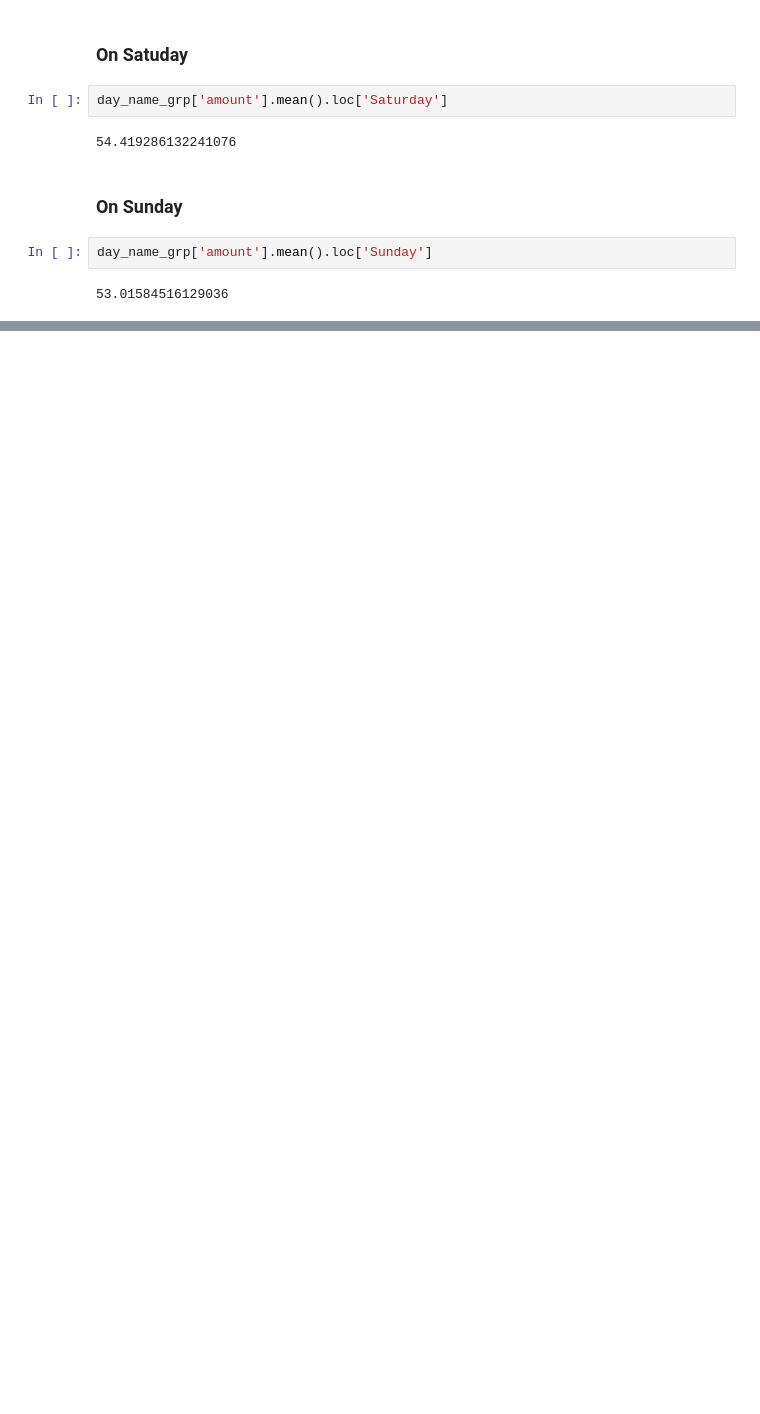
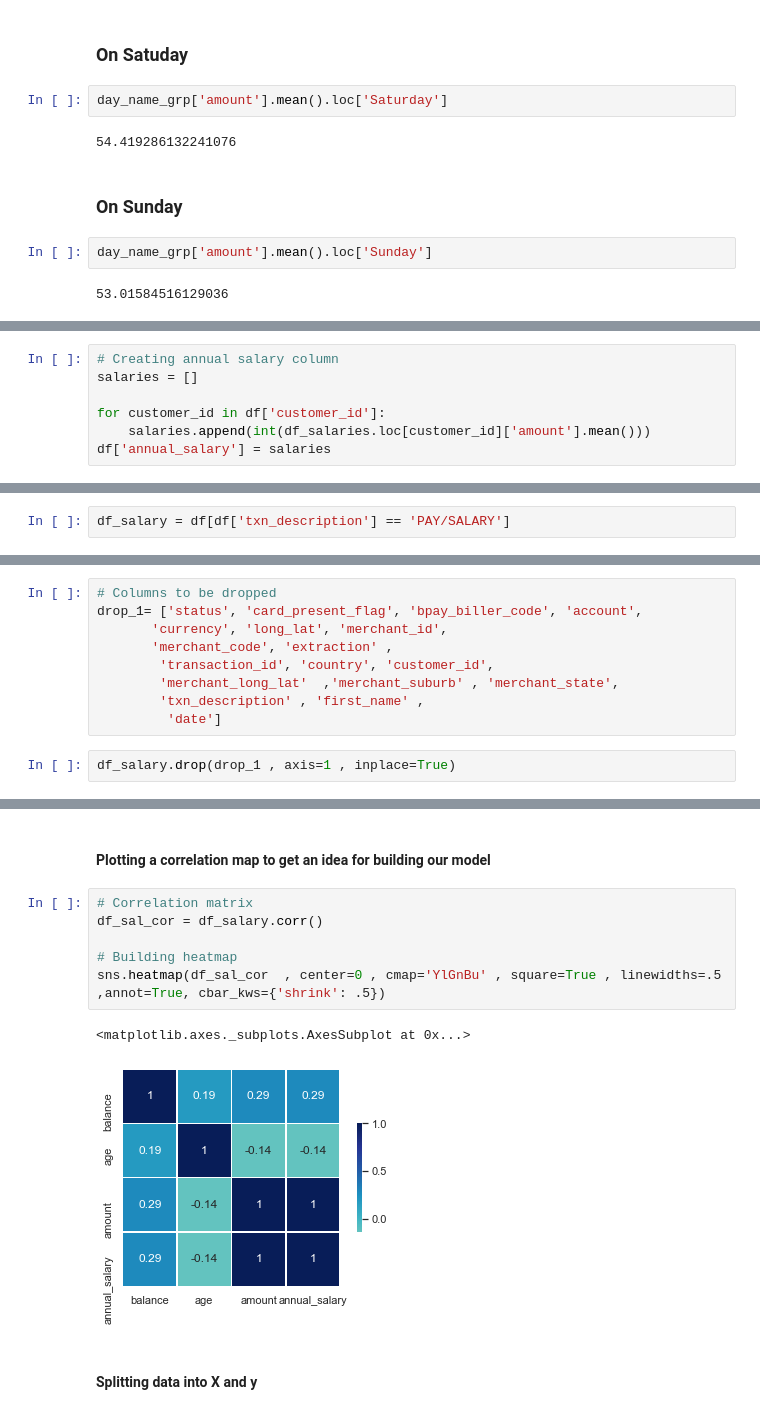
Before and after one commit to ashikshafi08/ANZ-Virtual-Internship, a Jupyter notebook: ANZ Real.ipynb, the cells around one changed output, grey strips where cells are left out. Cells and saved outputs as stored; diff of their text form; blank space fills up the shorter version.

Commit message:
Added Model Building

```diff
--- a/ANZ Real.ipynb
+++ b/ANZ Real.ipynb
@@ -922,0 +1101,7 @@ day_name_grp['amount'].mean().loc['Sunday']
+# %%
+# Creating annual salary column
+salaries = []
+
+for customer_id in df['customer_id']:
+    salaries.append(int(df_salaries.loc[customer_id]['amount'].mean()))
+df['annual_salary'] = salaries
@@ -922,0 +1118,2 @@ day_name_grp['amount'].mean().loc['Sunday']
+# %%
+df_salary = df[df['txn_description'] == 'PAY/SALARY']
@@ -922,0 +1156,11 @@ day_name_grp['amount'].mean().loc['Sunday']
+# %%
+# Columns to be dropped
+drop_1= ['status', 'card_present_flag', 'bpay_biller_code', 'account',
+       'currency', 'long_lat', 'merchant_id',
+       'merchant_code', 'extraction' ,
+        'transaction_id', 'country', 'customer_id',
+        'merchant_long_lat'  ,'merchant_suburb' , 'merchant_state',
+        'txn_description' , 'first_name' ,
+         'date']
+# %%
+df_salary.drop(drop_1 , axis=1 , inplace=True)
@@ -922,0 +1205,13 @@ day_name_grp['amount'].mean().loc['Sunday']
+# %% [markdown]
+#### Plotting a correlation map to get an idea for building our model
+# %%
+# Correlation matrix
+df_sal_cor = df_salary.corr()
+
+# Building heatmap
+sns.heatmap(df_sal_cor  , center=0 , cmap='YlGnBu' , square=True , linewidths=.5 ,annot=True, cbar_kws={'shrink': .5})
+# %% [output]
+<matplotlib.axes._subplots.AxesSubplot at 0x...>
+[figure, added]
+# %% [markdown]
+#### Splitting data into X and y
```
Also changed, not shown: parts of 163 cells of this notebook, 2 other files.
